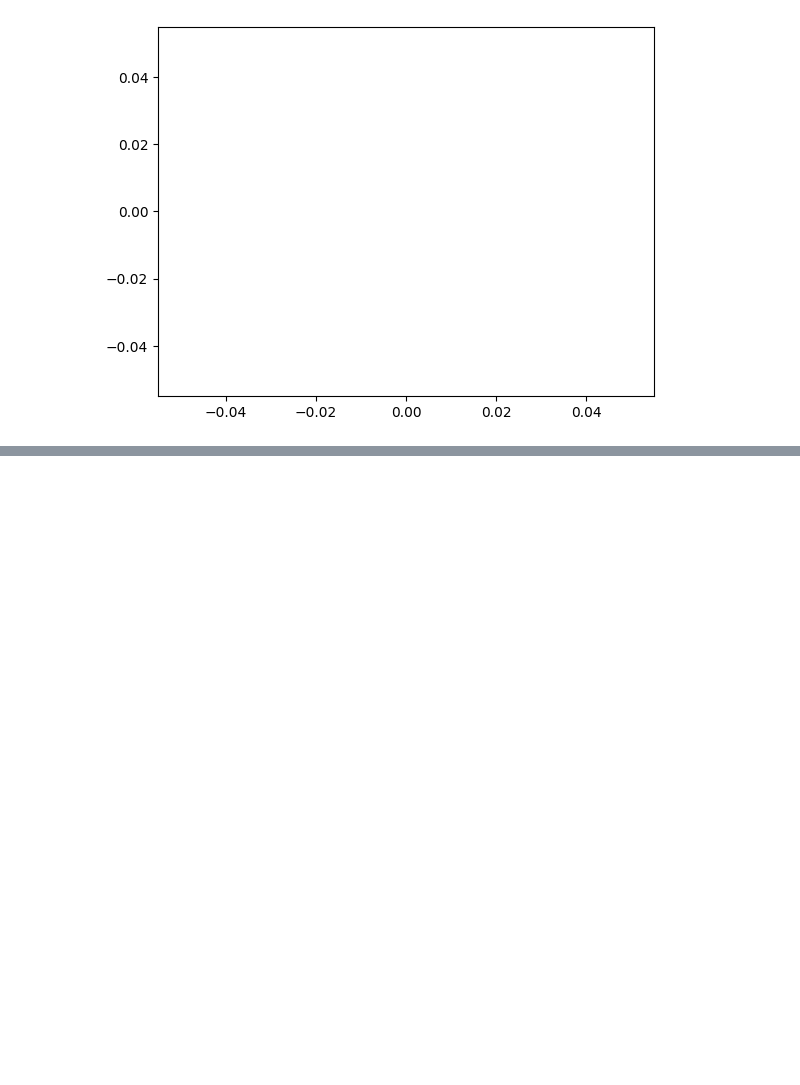
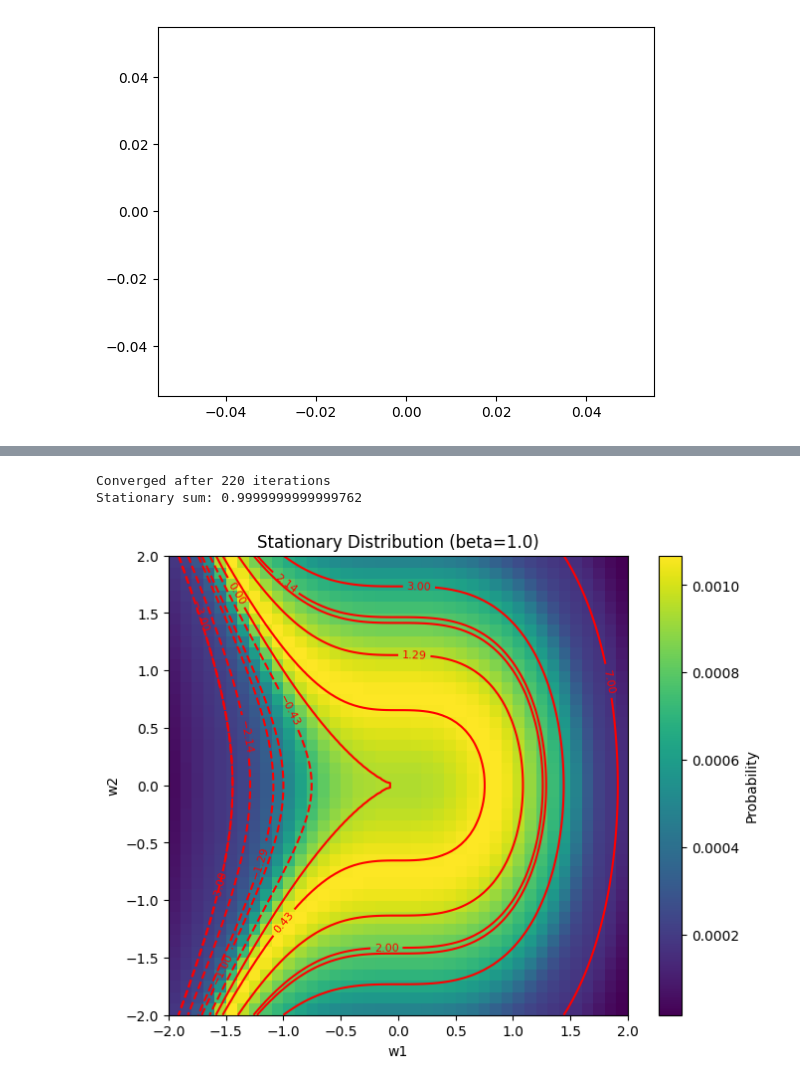
Before and after one commit to edmundlth/neural_network_stagewise_learning, a Jupyter notebook: mdl_expt.ipynb, the cells around one changed output, grey strips where cells are left out. Cells and saved outputs as stored; diff of their text form; code cells hidden in the pictures; blank space fills up the shorter version.

```diff
--- a/mdl_expt.ipynb
+++ b/mdl_expt.ipynb
@@ -469,0 +663,43 @@ plt.plot(x, y)
+# %%
+def example_f(w):
+    a, b = w
+    # return (a) * (a**2 + b**2 - 1.5)
+    # return a * b * (a - 0.8) * (b - 0.8)
+    # return a**4 + b**4 - 2 * a**2 - 2 * b**2 + a * b
+    # return a**3 - 3 * a * b + b**3
+    # return a**3 - 3 * a * b**2
+    return a**2 + b**3
+    # return (a + 0.1) * (b + 0.1) **2
+    # return w * np.array([.5, 2])
+    # return a**2 * b
+    # return a * np.tanh(b)
+    # return np.prod(w)
+
+def example_K(w1, w2):
+    # return np.sum(np.abs(example_f(w1) - example_f(w2)))
+    # return np.sqrt(np.sum((example_f(w1) - example_f(w2))**2))
+    return np.sum((example_f(w1) - example_f(w2))**2)
+
+# Parameters
+M = 2.  # Grid bounds [-M, M] x [-M, M]
+gridsize = 40  # Grid size (n x n)
+beta = 1.0  # Inverse temperature
+
+
+# Create the grid
+grid = create_grid(M, gridsize)
+
+
+# Compute the transition matrix
+P = compute_transition_matrix(grid, example_K, beta)
+
+
+# Find the stationary distribution
+stationary = find_stationary_distribution(P, power_method=True, num_iter=500)
+
+# Visualize the results
+fig, ax = visualize_results(grid, stationary, M, gridsize, f"Stationary Distribution (beta={beta})")
+# %% [output]
+Converged after 220 iterations
+Stationary sum: 0.9999999999999762
+[figure, added]
```
Also changed, not shown: parts of 7 cells of this notebook, 3 other files.
